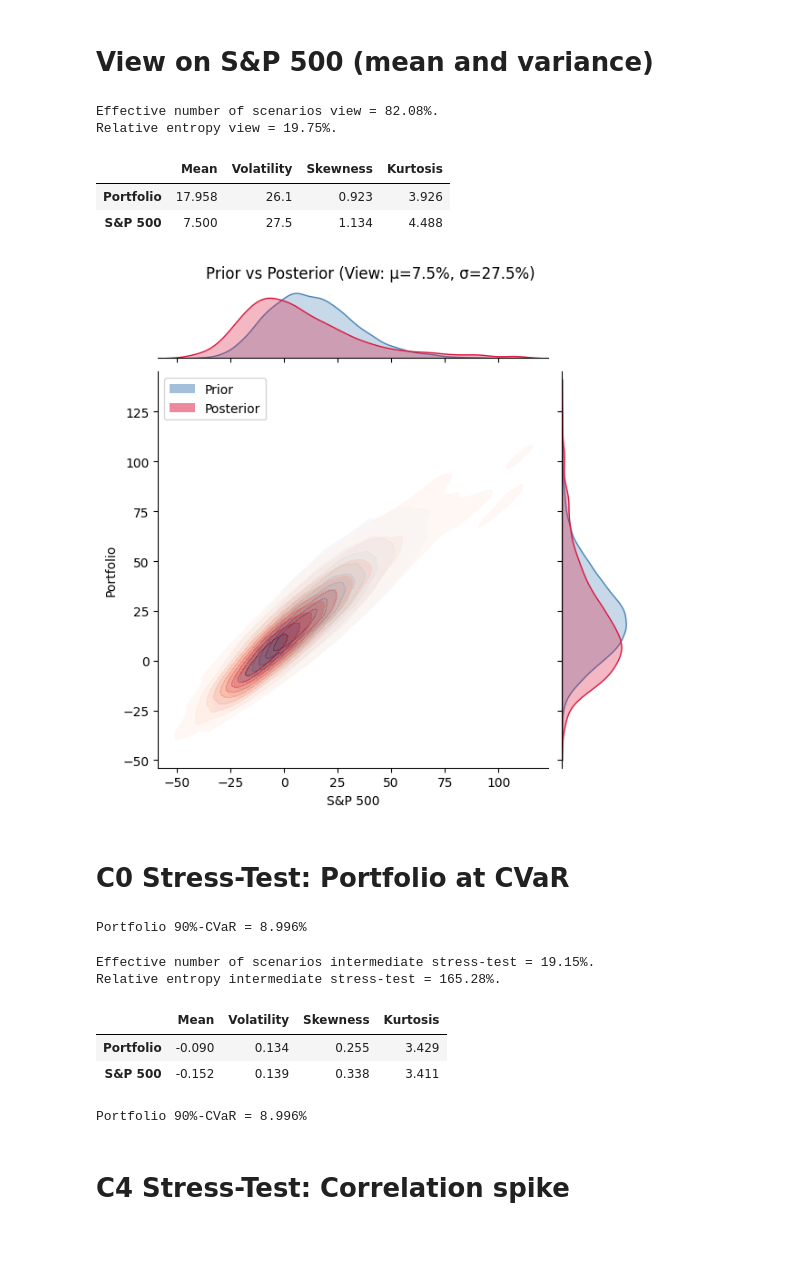
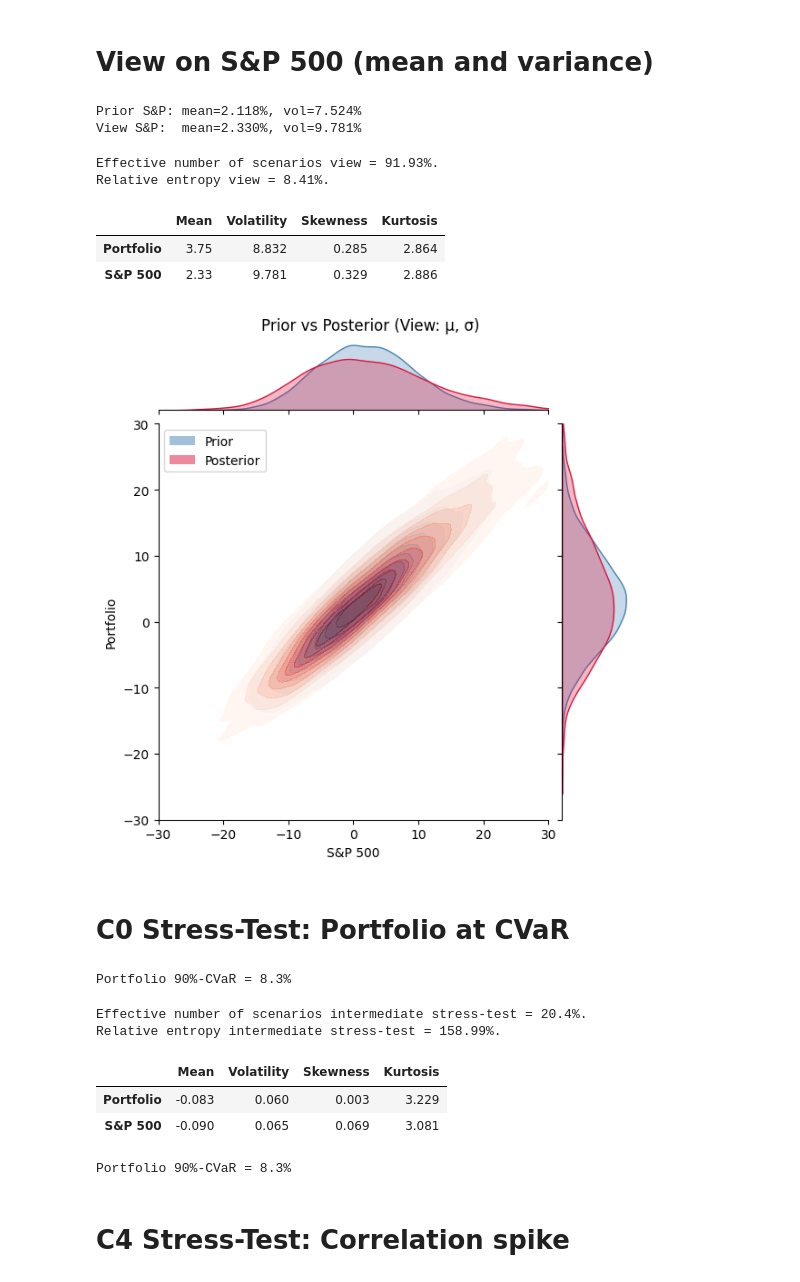
Before and after one commit to galamboslajos/Finance-Working-Files, a Jupyter notebook: Investments_2026/PortfolioStressTest.ipynb, the cells around one changed output. Drawn from its saved outputs; the diff is of its cells as text; code cells hidden in the pictures; blank space fills up the shorter version.

```diff
--- a/Investments_2026/PortfolioStressTest.ipynb
+++ b/Investments_2026/PortfolioStressTest.ipynb
@@ -82,7 +82,7 @@ portfolio_return = R_investable @ exposures
 # Specify prior parameters and simulate
 # %%
 # Annualize for simulation (H = 252 trading days)
-H = 252
+H = 42
 
 # Stack portfolio and benchmark for 2-asset analysis
 returns_2d = np.column_stack([portfolio_return, R_benchmark])
@@ -123,11 +123,27 @@ plt.show()
 # %% [markdown]
 # View on S&P 500 (mean and variance)
 # %%
-# Condition on S&P 500 mean = 7.5% and vol = 27.5%
+prior_stats = ft.simulation_moments(discrete_return, p)
+prior_mean_sp = prior_stats['Mean']['S&P 500']
+prior_vol_sp = prior_stats['Volatility']['S&P 500']
+
+print(f"Prior S&P: mean={prior_mean_sp:.3%}, vol={prior_vol_sp:.3%}")
+
+mean_mult = 1.1   # mean
+vol_mult = 1.3    # vol
+
+view_mean = mean_mult * prior_mean_sp
+view_vol = vol_mult * prior_vol_sp
+
+print(f"View S&P:  mean={view_mean:.3%}, vol={view_vol:.3%}")
+
 A = np.ones((1, S))
-A = np.vstack((A, discrete_return.values[:, 1]))  # S&P 500 mean
-A = np.vstack((A, (discrete_return.values[:, 1] - 0.075)**2))  # S&P 500 variance
-b = np.array([[1., 0.075, 0.275**2]]).T
+A = np.vstack((A, discrete_return.values[:, 1]))                    #
+A = np.vstack((A, discrete_return.values[:, 1]**2))
+b = np.array([[1., view_mean, view_vol**2 + view_mean**2]]).T
+# %% [output]
+Prior S&P: mean=2.118%, vol=7.524%
+View S&P:  mean=2.330%, vol=9.781%
 # %%
 p = np.ones((S, 1)) / S
 q_view = ft.entropy_pooling(p, A, b)
@@ -136,35 +152,37 @@ effective_number_scenarios_view = np.exp(-relative_entropy_view)
 print(f'Effective number of scenarios view = {np.round(effective_number_scenarios_view[0, 0] * 100, 2)}%.')
 print(f'Relative entropy view = {np.round(relative_entropy_view[0, 0] * 100, 2)}%.')
 # %% [output]
-Effective number of scenarios view = 82.08%.
-Relative entropy view = 19.75%.
+Effective number of scenarios view = 91.93%.
+Relative entropy view = 8.41%.
 # %%
 # Validate view implementation
 np.round(ft.simulation_moments(100 * discrete_return, p=q_view), 3)
 # %% [output]
 |  | Mean | Volatility | Skewness | Kurtosis |
-| Portfolio | 17.958 | 26.1 | 0.923 | 3.926 |
-| S&P 500 | 7.500 | 27.5 | 1.134 | 4.488 |
+| Portfolio | 3.75 | 8.832 | 0.285 | 2.864 |
+| S&P 500 | 2.33 | 9.781 | 0.329 | 2.886 |
 # %%
 g = sns.JointGrid(data=100 * discrete_return, x='S&P 500', y='Portfolio')
 
 sns.kdeplot(data=100 * discrete_return, x='S&P 500', y='Portfolio',
             fill=True, ax=g.ax_joint, cmap='Blues', alpha=0.5)
 sns.kdeplot(data=100 * discrete_return, x='S&P 500', y='Portfolio',
             weights=q_view[:, 0], fill=True, ax=g.ax_joint, cmap='Reds', alpha=0.5)
 
 sns.kdeplot(x=100 * discrete_return['S&P 500'], ax=g.ax_marg_x, color='steelblue', fill=True, alpha=0.3)
 sns.kdeplot(x=100 * discrete_return['S&P 500'], weights=q_view[:, 0], ax=g.ax_marg_x, color='crimson', fill=True, alpha=0.3)
 sns.kdeplot(y=100 * discrete_return['Portfolio'], ax=g.ax_marg_y, color='steelblue', fill=True, alpha=0.3)
 sns.kdeplot(y=100 * discrete_return['Portfolio'], weights=q_view[:, 0], ax=g.ax_marg_y, color='crimson', fill=True, alpha=0.3)
 
 legend_handles = [Patch(facecolor='steelblue', alpha=0.5, label='Prior'),
                   Patch(facecolor='crimson', alpha=0.5, label='Posterior')]
 g.ax_joint.legend(handles=legend_handles, loc='upper left')
-g.figure.suptitle('Prior vs Posterior (View: μ=7.5%, σ=27.5%)', y=1.02)
+g.figure.suptitle('Prior vs Posterior (View: μ, σ)', y=1.02)
+g.ax_joint.set_xlim(-30, 30)
+g.ax_joint.set_ylim(-30, 30)
 plt.show()
 # %% [output]
-[figure, old version]
+[figure, new version]
 # %% [markdown]
 # C0 Stress-Test: Portfolio at CVaR
 # %%
@@ -173,7 +191,7 @@ pf_exposures = np.array([[1.], [0.]])  # 100% portfolio, 0% benchmark
 portfolio_cvar = ft.portfolio_cvar(pf_exposures, discrete_return, alpha=0.9, demean=False)
 print(f'Portfolio 90%-CVaR = {np.round(100 * portfolio_cvar, 3)}%')
 # %% [output]
-Portfolio 90%-CVaR = 8.996%
+Portfolio 90%-CVaR = 8.3%
 # %%
 # C0: Condition on portfolio return = CVaR
 A0 = np.ones((1, S))
@@ -186,8 +204,8 @@ effective_number_scenarios_0 = np.exp(-relative_entropy_0)
 print(f'Effective number of scenarios intermediate stress-test = {np.round(effective_number_scenarios_0[0, 0] * 100, 2)}%.')
 print(f'Relative entropy intermediate stress-test = {np.round(relative_entropy_0[0, 0] * 100, 2)}%.')
 # %% [output]
-Effective number of scenarios intermediate stress-test = 19.15%.
-Relative entropy intermediate stress-test = 165.28%.
+Effective number of scenarios intermediate stress-test = 20.4%.
+Relative entropy intermediate stress-test = 158.99%.
 # %%
 # Validate that portfolio expected return equals CVaR
 stats0 = ft.simulation_moments(discrete_return, q0)
@@ -195,9 +213,9 @@ display(np.round(stats0, 3))
 print(f'Portfolio 90%-CVaR = {np.round(100 * portfolio_cvar, 3)}%')
 # %% [output]
 |  | Mean | Volatility | Skewness | Kurtosis |
-| Portfolio | -0.090 | 0.134 | 0.255 | 3.429 |
-| S&P 500 | -0.152 | 0.139 | 0.338 | 3.411 |
+| Portfolio | -0.083 | 0.060 | 0.003 | 3.229 |
+| S&P 500 | -0.090 | 0.065 | 0.069 | 3.081 |
-Portfolio 90%-CVaR = 8.996%
+Portfolio 90%-CVaR = 8.3%
 # %% [markdown]
 # C4 Stress-Test: Correlation spike
 # %%
```
Also changed, not shown: parts of 11 cells of this notebook.
